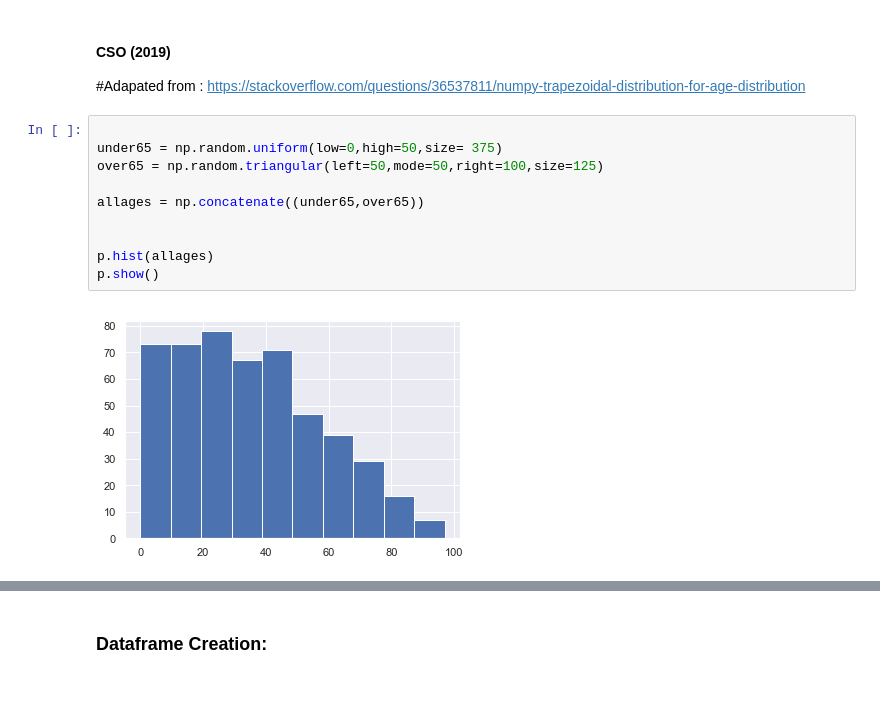
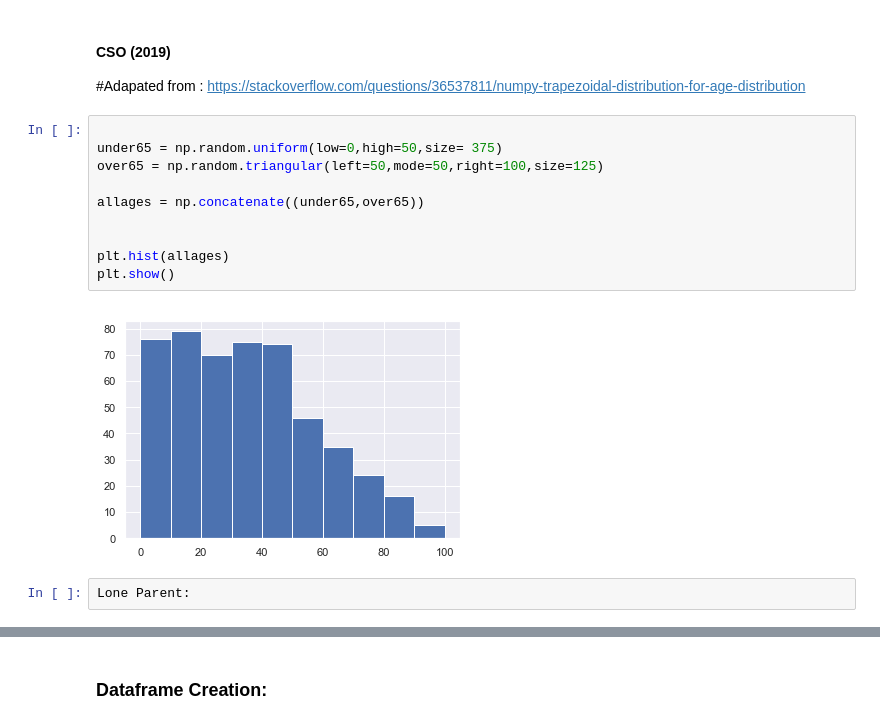
Before and after one commit to fionaoriordan/52465_19_project, a Jupyter notebook: 52465_19_project_dep1.ipynb, the cells around one changed output, grey strips where cells are left out. Drawn from its saved outputs; the diff is of its cells as text; blank space fills up the shorter version.

Commit message:
Updating lone parent info but still researching not happy with project plan

```diff
--- a/52465_19_project_dep1.ipynb
+++ b/52465_19_project_dep1.ipynb
@@ -139,12 +147,14 @@ plt.show()
 # %%
 
 under65 = np.random.uniform(low=0,high=50,size= 375)
 over65 = np.random.triangular(left=50,mode=50,right=100,size=125)
 
 allages = np.concatenate((under65,over65))
 
 
-p.hist(allages)
-p.show()
+plt.hist(allages)
+plt.show()
 # %% [output]
-[figure, old version]
+[figure, new version]
+# %%
+Lone Parent:
```
Also changed, not shown: parts of 6 cells of this notebook.
